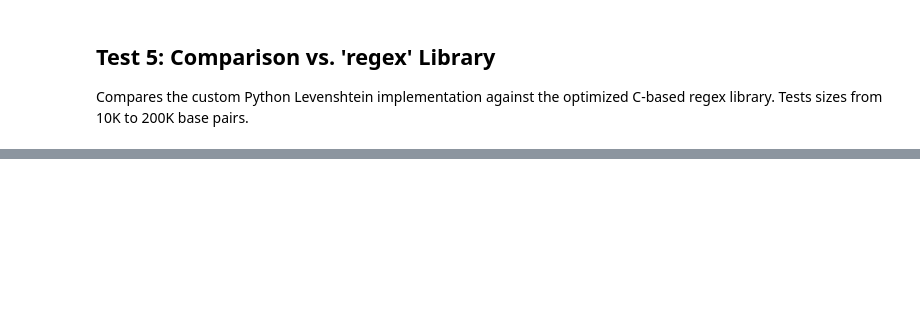
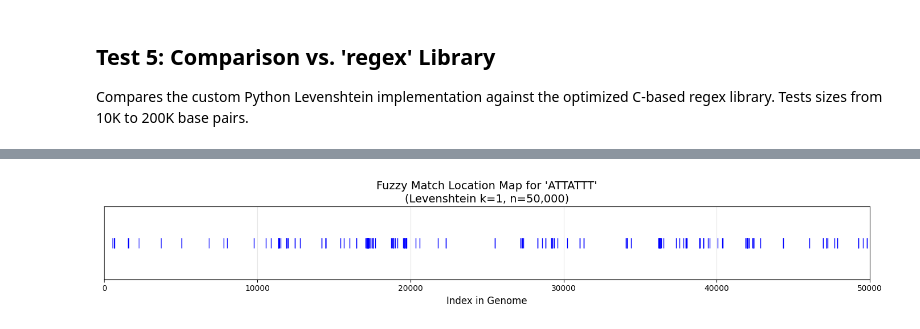
Before and after one commit to Tanush-IIITH/STARK, a Jupyter notebook: Levenshtein/lev_nb.ipynb, the cells around one changed output, grey strips where cells are left out. Cells and saved outputs as stored; diff of their text form; code cells hidden in the pictures; blank space fills up the shorter version.

```diff
--- a/Levenshtein/lev_nb.ipynb
+++ b/Levenshtein/lev_nb.ipynb
@@ -617,0 +622,78 @@ Displaying comparison plots...
+# %%
+import seaborn as sns
+
+# --- Configuration for this cell ---
+MATCH_MAP_PREFIX_LEN = 50_000  # Using smaller size for Levenshtein (slower than suffix array)
+
+# --- 1. Collect the motif/pattern and k threshold ---
+try:
+    pattern_input = input("Enter the motif to locate (default: TATAAT): ").strip()
+except EOFError:
+    pattern_input = ""
+if not pattern_input:
+    pattern_input = "TATAAT"
+pattern_to_find = pattern_input
+
+try:
+    k_input = input("Enter k-threshold (max edits allowed, default: 1): ").strip()
+except EOFError:
+    k_input = ""
+if not k_input:
+    k_threshold = 1
+else:
+    k_threshold = int(k_input)
+
+print(f"User selected pattern: '{pattern_to_find}' with k={k_threshold}")
+
+# --- 2. Load the genome text ---
+print(f"\nLoading first {MATCH_MAP_PREFIX_LEN:,} characters from {GENOME_FILEPATH}...")
+genome_text = get_genome_from_file(GENOME_FILEPATH, MATCH_MAP_PREFIX_LEN)
+if not genome_text:
+    raise ValueError("Could not load genome file.")
+
+n_prefix = len(genome_text)
+print(f"Loaded text length: n={n_prefix:,}")
+
+# --- 3. Find pattern matches using Levenshtein fuzzy search ---
+print(f"Searching for '{pattern_to_find}' with Levenshtein distance <= {k_threshold}...")
+matches = fuzzy_levenshtein_search(genome_text, pattern_to_find, k_threshold)
+print(f"Found {len(matches)} fuzzy matches.")
+
+# --- 4. Plot the match locations ---
+if matches:
+    plt.figure(figsize=(14, 2.5))
+    sns.scatterplot(
+        x=matches,
+        y=[1] * len(matches),
+        s=150,
+        marker="|",
+        linewidth=1,
+        color='blue'
+    )
+    plt.title(
+        f"Fuzzy Match Location Map for '{pattern_to_find}'\n(Levenshtein k={k_threshold}, n={n_prefix:,})",
+        fontsize=14,
+    )
+    plt.xlabel("Index in Genome", fontsize=12)
+    plt.ylabel("")
+    plt.yticks([])
+    plt.xlim(0, n_prefix)
+    plt.grid(True, alpha=0.3, axis='x')
+    plt.tight_layout()
+
+    # Create output directory if it doesn't exist
+    OUTPUT_DIR = "graphs"
+    os.makedirs(OUTPUT_DIR, exist_ok=True)
+
+    output_path = os.path.join(OUTPUT_DIR, f"graph6_levenshtein_match_map_k{k_threshold}.png")
+    plt.savefig(output_path, dpi=150)
+    print(f"\nGraph saved to {output_path}")
+    plt.show()
+
+    # Print some example matches
+    print(f"\nFirst 10 match positions: {matches[:10]}")
+    if len(matches) > 10:
+        print(f"... and {len(matches) - 10} more matches")
+else:
+    print("No matches found, skipping visualization.")
+# %% [output]
@@ -617,0 +708 @@ Displaying comparison plots...
+[figure, added]
```
Also changed, not shown: parts of 11 cells of this notebook, 39 other files.
